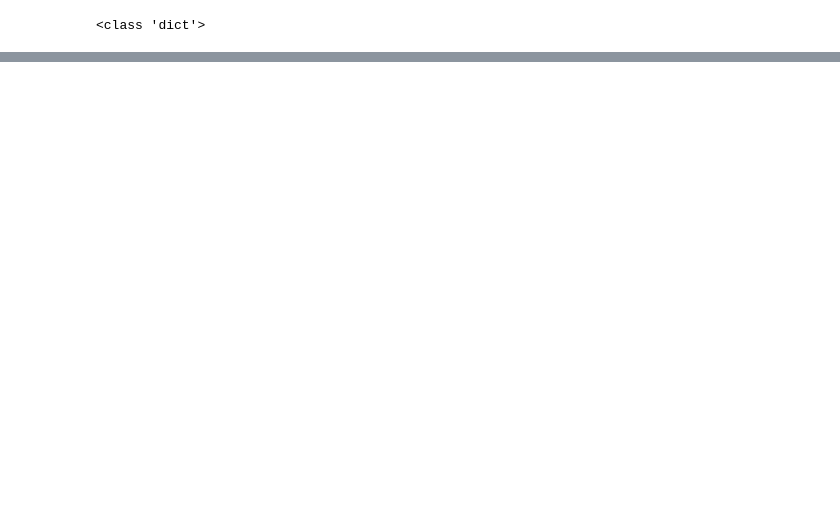
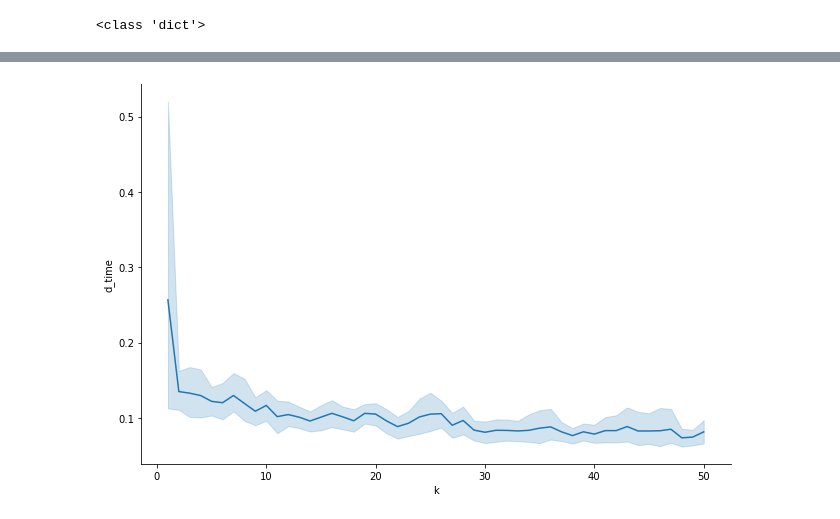
Before and after one commit to niospinag/Thesis-Nestor, a Jupyter notebook: Thesis_simulations/No_restricted/plot data.ipynb, the cells around one changed output, grey strips where cells are left out. Cells and saved outputs as stored; diff of their text form; code cells hidden in the pictures; blank space fills up the shorter version.

```diff
--- a/Thesis_simulations/No_restricted/plot data.ipynb
+++ b/Thesis_simulations/No_restricted/plot data.ipynb
@@ -90,6 +94,9 @@ plt.savefig("Images\\figure.png")
 # %%
-sns.relplot( x = 'k', y= 'd_time' ,data = df_data, kind='line' )
+sns.relplot( x = 'k', y= 'd_time' ,data = df_data, kind='line' , height = 6, aspect = 1.5)
+plt.savefig(f"Images\\{scenario}_d_time.svg", format='svg')
 plt.show()
+# %% [output]
+[figure, added]
 # %%
 range_horizon = [4,5,6,7,8,9,10]
 range_vehicles = [2,3,4,5,6,7,8,9,10,11,12]
```
Also changed, not shown: parts of 15 cells of this notebook.
